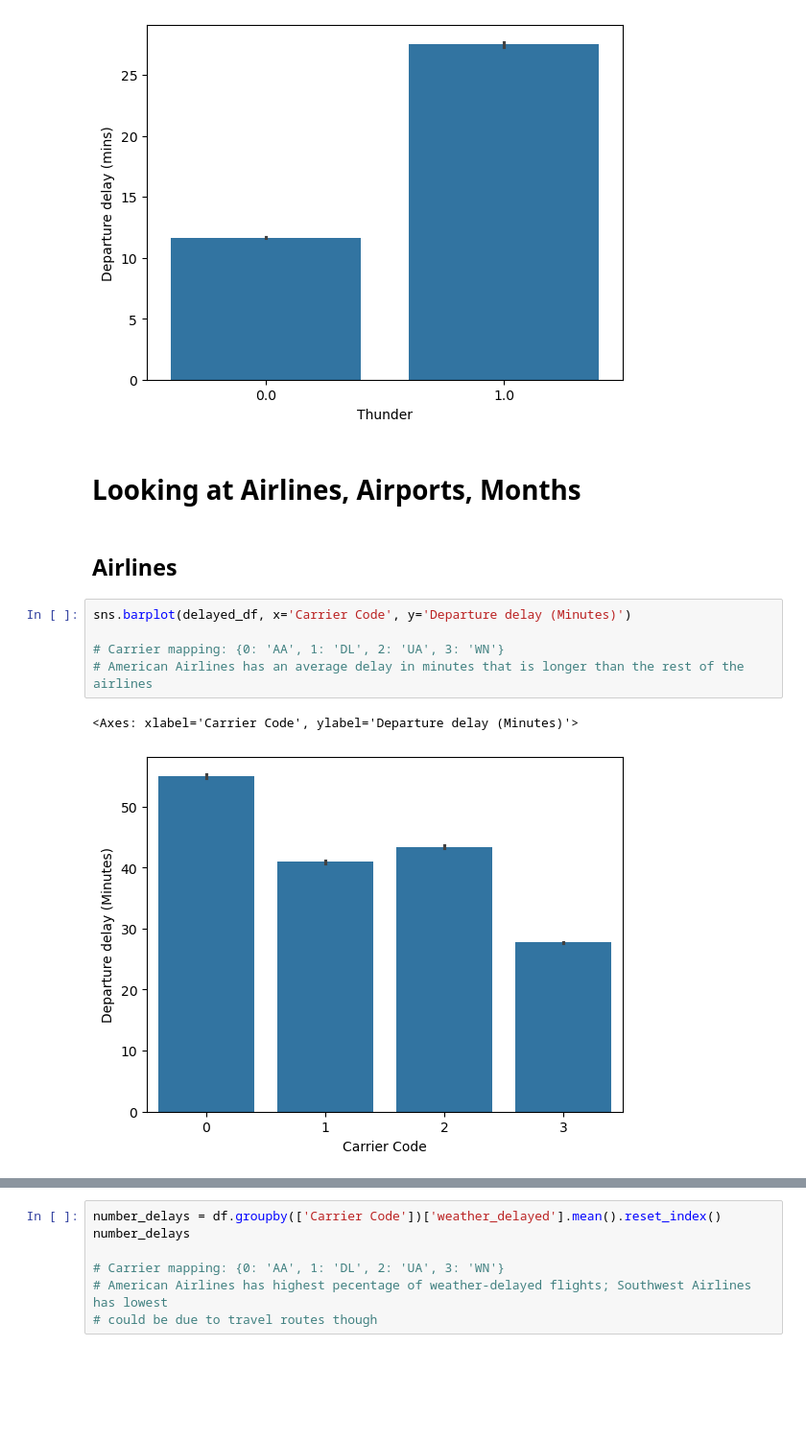
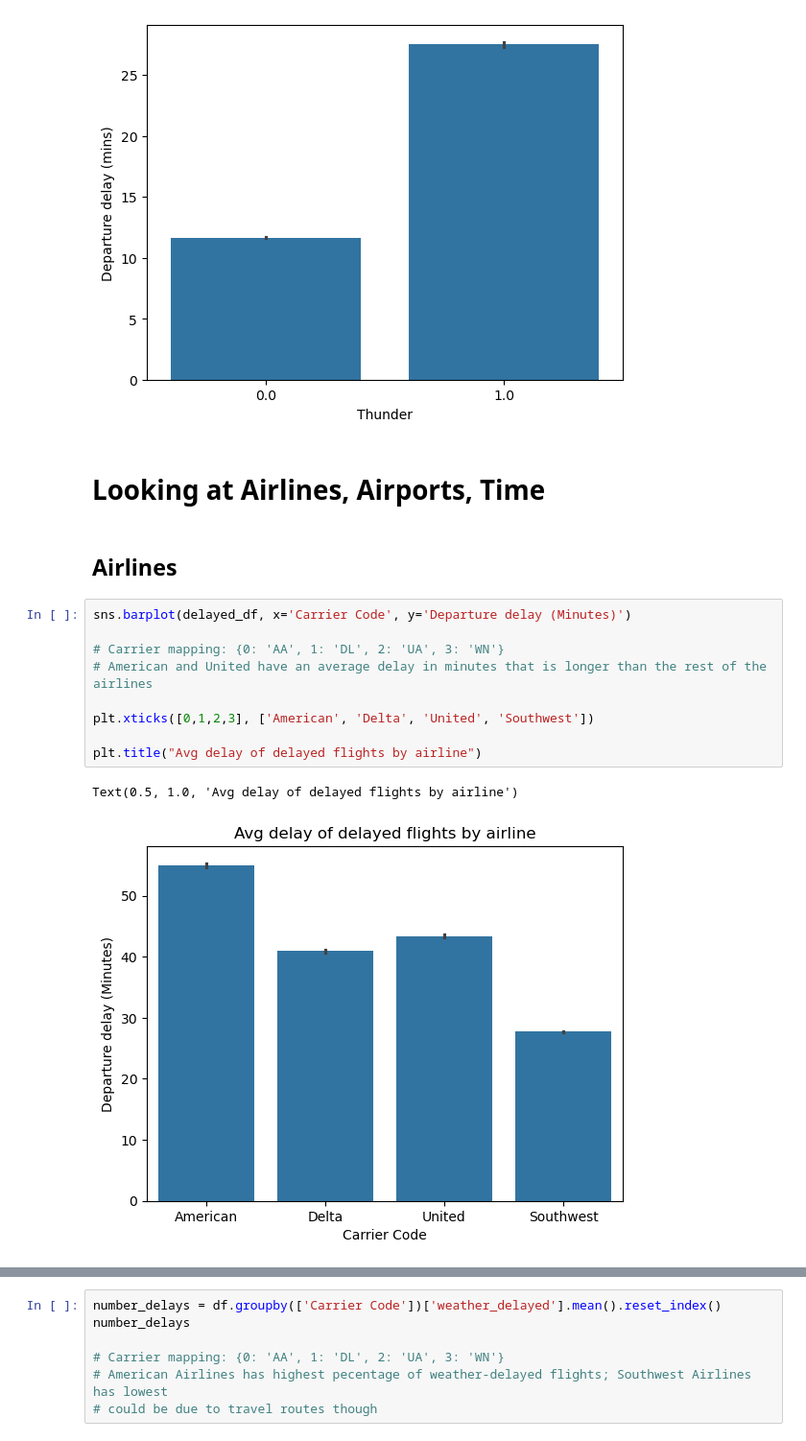
Before and after one commit to shearidl/Flight-Delays-Prediction-Model, a Jupyter notebook: Combined_Data_Analysis_ML.ipynb, the cells around one changed output, grey strips where cells are left out. Shown at 96% size. Drawn from its saved outputs; the diff is of its cells as text; blank space fills up the shorter version.

```diff
--- a/Combined_Data_Analysis_ML.ipynb
+++ b/Combined_Data_Analysis_ML.ipynb
@@ -153,14 +155,18 @@ plt.show()
 # %% [output]
 [figure]
 # %% [markdown]
-# Looking at Airlines, Airports, Months
+# Looking at Airlines, Airports, Time
 # %% [markdown]
 ## Airlines
-# %%
-sns.barplot(delayed_df, x='Carrier Code', y='Departure delay (Minutes)')
-
-# Carrier mapping: {0: 'AA', 1: 'DL', 2: 'UA', 3: 'WN'}
-# American Airlines has an average delay in minutes that is longer than the rest of the airlines
-# %% [output]
-<Axes: xlabel='Carrier Code', ylabel='Departure delay (Minutes)'>
-[figure, removed]
+# %%
+sns.barplot(delayed_df, x='Carrier Code', y='Departure delay (Minutes)')
+
+# Carrier mapping: {0: 'AA', 1: 'DL', 2: 'UA', 3: 'WN'}
+# American and United have an average delay in minutes that is longer than the rest of the airlines
+
+plt.xticks([0,1,2,3], ['American', 'Delta', 'United', 'Southwest'])
+
+plt.title("Avg delay of delayed flights by airline")
+# %% [output]
+Text(0.5, 1.0, 'Avg delay of delayed flights by airline')
+[figure, added]
```
Also changed, not shown: parts of 7 cells of this notebook.
